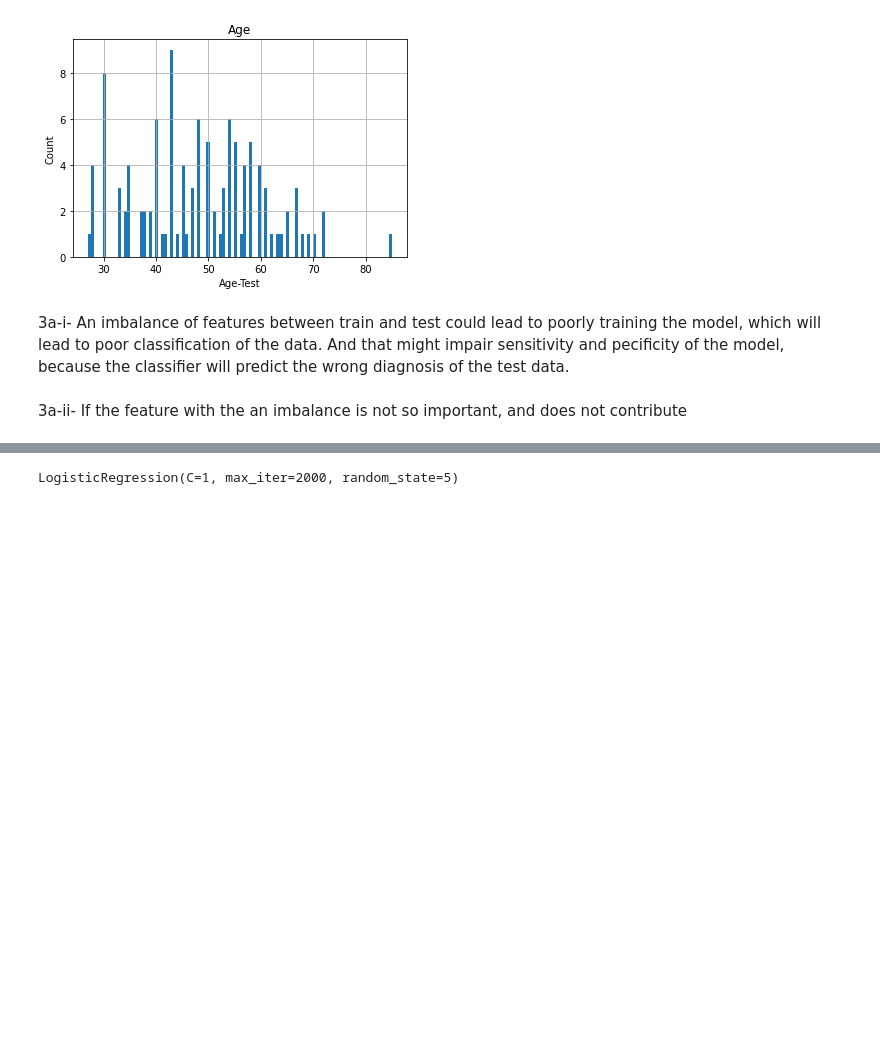
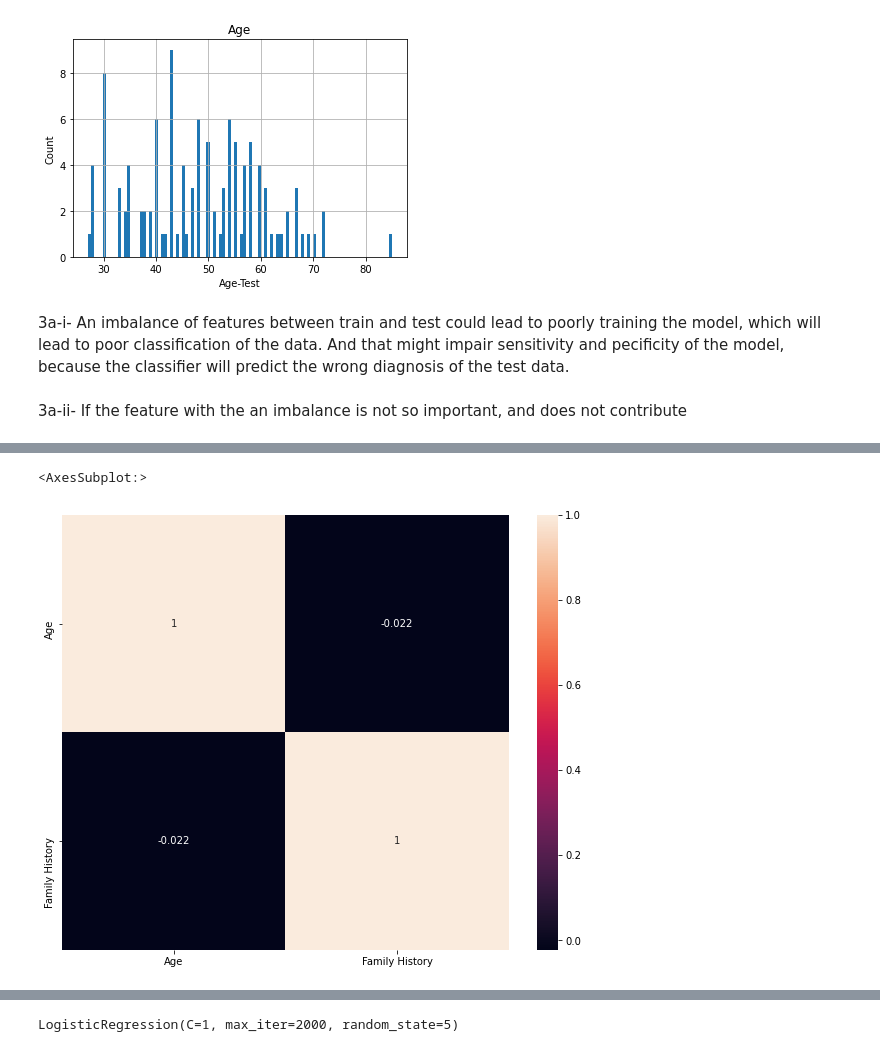
Before and after one commit to mlh-master/hw2_mlh-taima-leen, a Jupyter notebook: HW2_Solution.ipynb, the cells around one changed output, grey strips where cells are left out. Cells and saved outputs as stored; diff of their text form; code cells hidden in the pictures; blank space fills up the shorter version.

```diff
--- a/HW2_Solution.ipynb
+++ b/HW2_Solution.ipynb
@@ -207,8 +211,11 @@ for feat in features:
 ... (5 outputs left out)
 # %%
 # #3-cIT HAS TO BE NUMERIC
-# plt.figure(figsize = (10,8))
-# sns.heatmap(T1Dc_features.corr(), annot = True)
+plt.figure(figsize = (10,8))
+sns.heatmap(T1Dc_features.corr(), annot = True)
+# %% [output]
+<AxesSubplot:>
+[figure, added]
 # %%
 #Section 4 - Hot Vector
 # hot_vector=data_plotting.copy()
```
Also changed, not shown: parts of 35 cells of this notebook.
